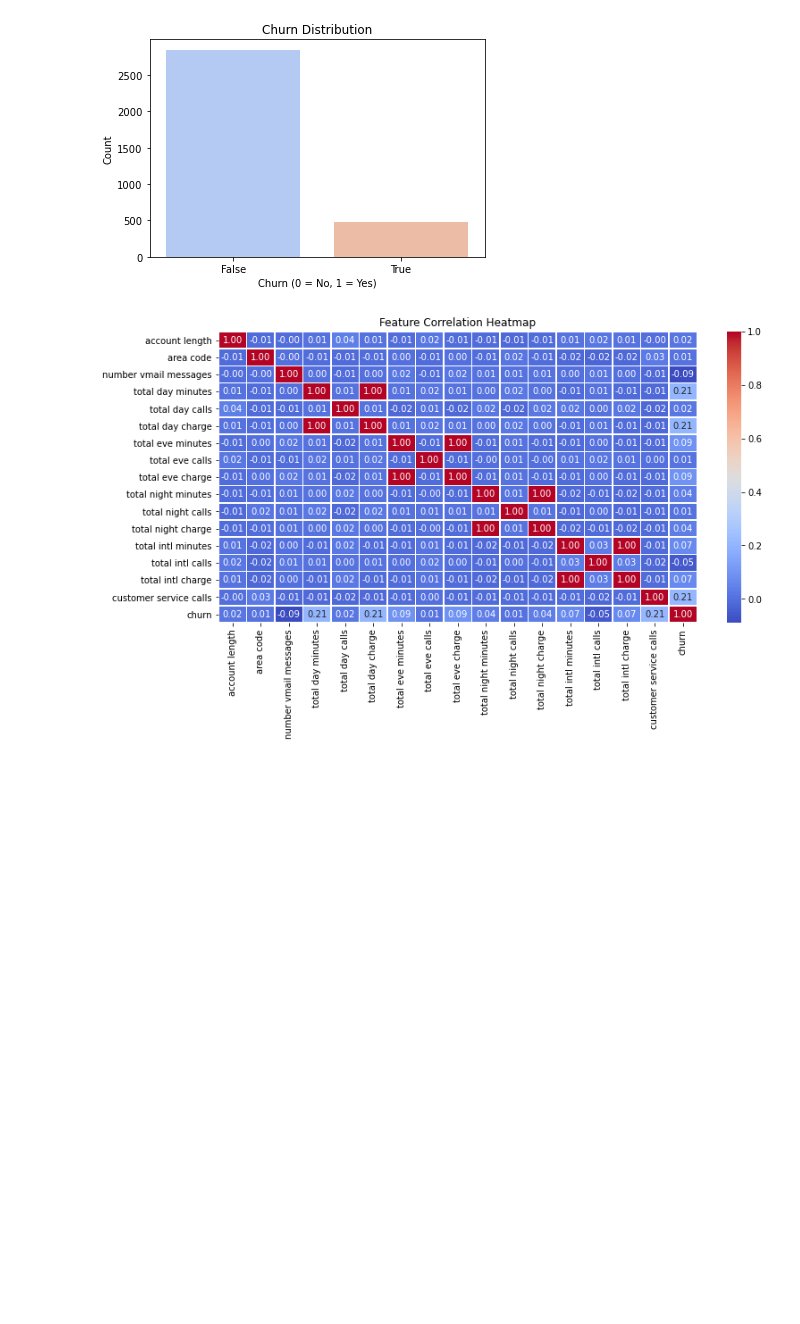
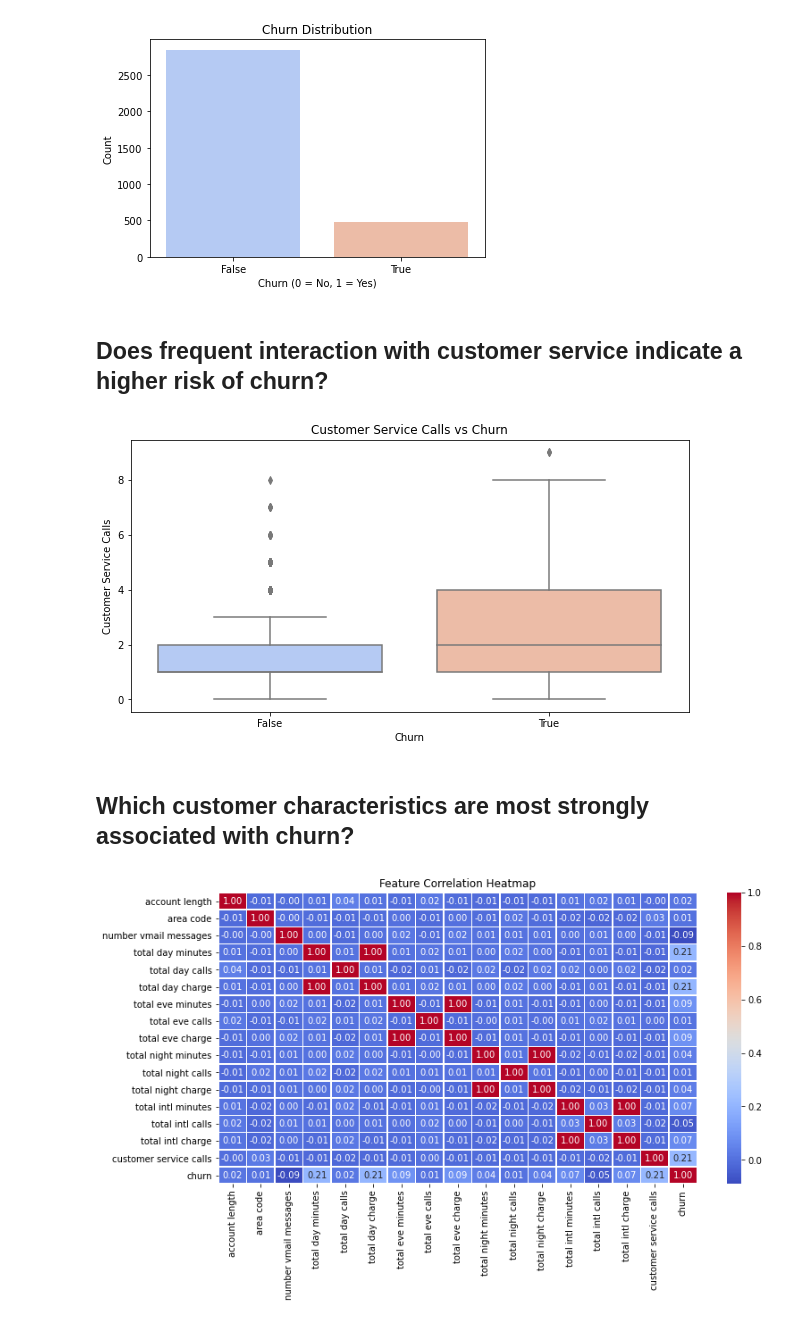
Before and after one commit to Audrey-coder/Phase-3-Project, a Jupyter notebook: index.ipynb, the cells around one changed output. Saved outputs shown, nothing was run; the diff lists cells and outputs as text; code cells hidden in the pictures; blank space fills up the shorter version.

```diff
--- a/index.ipynb
+++ b/index.ipynb
@@ -121,6 +117,20 @@ plt.ylabel("Count")
 plt.show()
 # %% [output]
 [figure]
+# %% [markdown]
+## Does frequent interaction with customer service indicate a higher risk of churn?
+# %%
+# Analyzing customer service calls and churn
+plt.figure(figsize=(10, 5))
+sns.boxplot(x='churn', y='customer service calls', data=df, palette='coolwarm')
+plt.title('Customer Service Calls vs Churn')
+plt.xlabel('Churn')
+plt.ylabel('Customer Service Calls')
+plt.show()
+# %% [output]
+[figure, added]
+# %% [markdown]
+## Which customer characteristics are most strongly associated with churn?
 # %%
 plt.figure(figsize=(12, 6))
 sns.heatmap(df.corr(), annot=True, cmap='coolwarm', fmt=".2f", linewidths=0.5)
```
Also changed, not shown: parts of 42 cells of this notebook, 5 other files.
